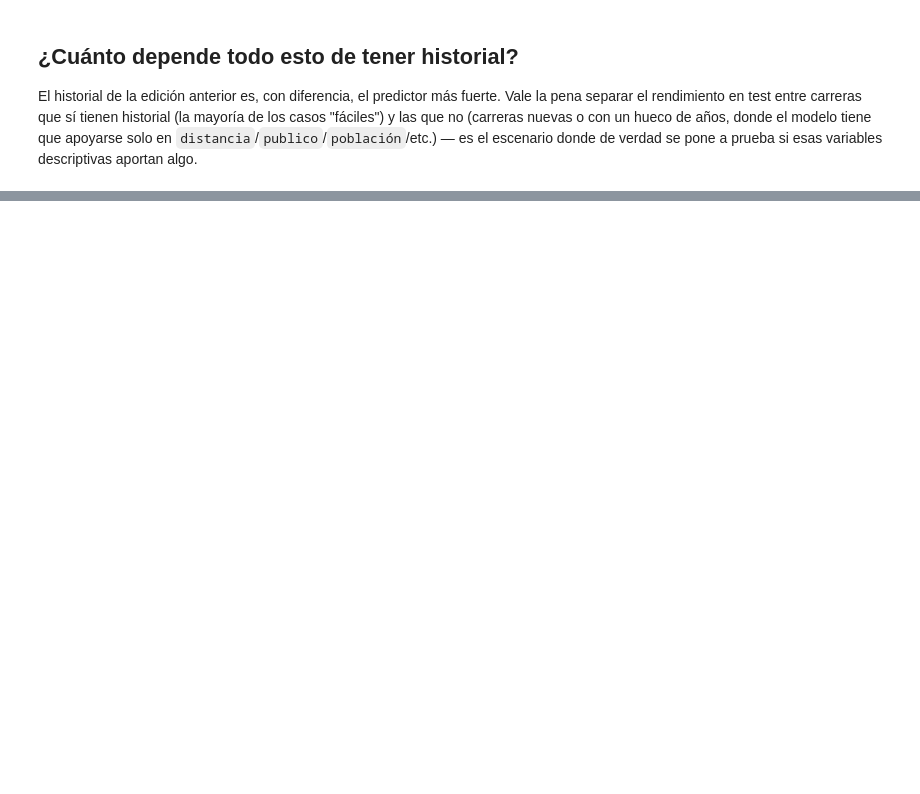
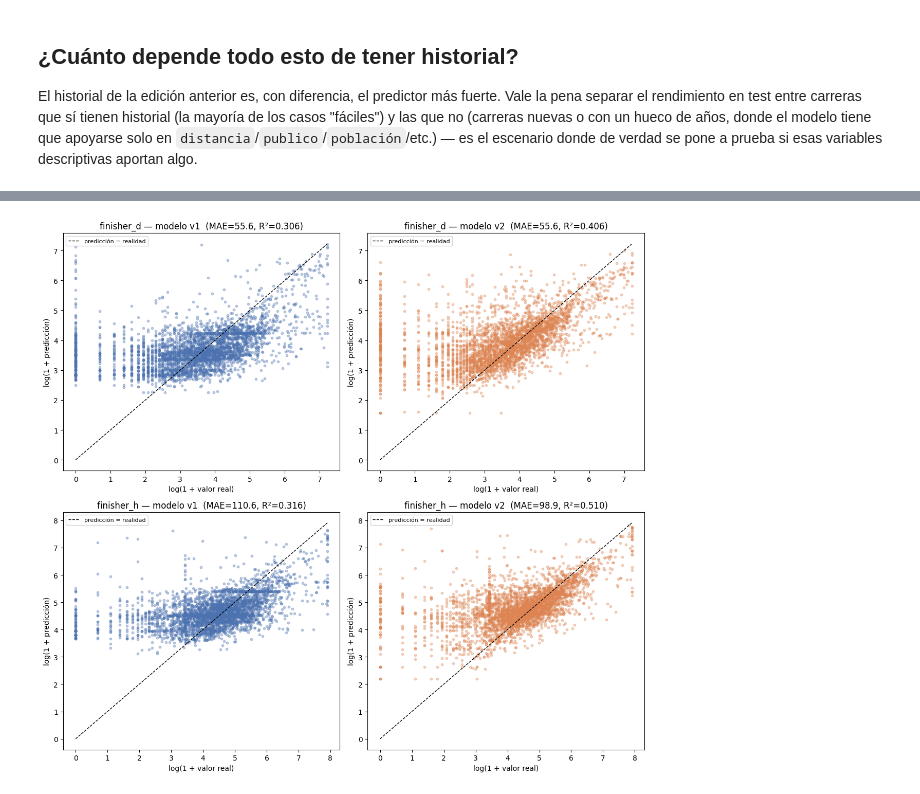
Before and after one commit to claudiarm2002/DataProject_Trabajo_Final_Data_Analytics, a Jupyter notebook: notebooks/analisis/Modelo_finishers.ipynb, the cells around one changed output, grey strips where cells are left out. Saved outputs shown, nothing was run; the diff lists cells and outputs as text; code cells hidden in the pictures; blank space fills up the shorter version.

```diff
--- a/notebooks/analisis/Modelo_finishers.ipynb
+++ b/notebooks/analisis/Modelo_finishers.ipynb
@@ -803,10 +843,16 @@ confundido con el tamaño de la carrera: una maratón de 5.000 finishers pesa mu
 MAE que una carrera de pueblo de 50, aunque el modelo acierte mejor esta última en
 proporción.
 # %%
-# Modelo v2: fix del falso 0/0 + features SIN historial/comparable + señal de
-# municipio (a peticion de Claudia, 24/9 -- ver la celda markdown de arriba).
+# Modelo v2: features SIN historial/comparable + señal de municipio (24/9 -- ver la
+# celda markdown de arriba).
 
 # --- 1. Fix del falso 0/0 ---
+# FIX (27/9): esto ya se aplica en origen, en Limpieza_outliers.ipynb (ver esa
+# celda y la nota de la celda markdown de arriba) -- df ya llega aqui con
+# finisher_d/finisher_h en NaN, no en 0, para estas filas. Se deja esta
+# comprobacion como red de seguridad (por ejemplo si se ejecuta este notebook
+# contra una version antigua de DF_TODAS_SIN_OUTLIERS.csv sin el fix); en
+# condiciones normales ya no deberia encontrar ninguna fila.
 df_v2 = df.copy()
 if "finisher_desconocido" in df_v2.columns:
     falso_cero = (df_v2["finisher_d"] == 0) & (df_v2["finisher_h"] == 0) & (df_v2["finisher_desconocido"] > 0)
@@ -826,8 +872,8 @@ modelo_df_v2 = df_v2.dropna(subset=["finisher_d", "finisher_h"]).copy()
 modelo_df_v2["provincia"] = modelo_df_v2["provincia"].fillna("Desconocida")
 modelo_df_v2["municipio_norm"] = modelo_df_v2["municipio_norm"].fillna("DESCONOCIDO")
 
-train_mask_v2 = (modelo_df_v2["anyo"] <= 2023).to_numpy()
-test_mask_v2 = modelo_df_v2["anyo"].isin([2024, 2025]).to_numpy()
+train_mask_v2 = (modelo_df_v2["anyo"] <= 2024).to_numpy()
+test_mask_v2 = modelo_df_v2["anyo"].isin([2025, 2026]).to_numpy()
 
 # --- 3. Señal de municipio (solo se cuenta con años de train, para no filtrar test) ---
 carreras_por_municipio_train = modelo_df_v2.loc[train_mask_v2, "municipio_norm"].value_counts()
@@ -836,7 +882,7 @@ modelo_df_v2["carreras_historicas_municipio"] = (
 )
 
 # --- 2. Conjunto de features SIN historial/comparable ---
-FEATURES_NUM_V2 = ["distancia", "anyo", "poblacion_total", "carreras_historicas_municipio", "carreras_radio_25km"]  # carreras_radio_25km anadido 26/9, a peticion de Clàudia
+FEATURES_NUM_V2 = ["distancia", "anyo", "poblacion_total", "carreras_historicas_municipio", "carreras_radio_40km"]  # carreras_radio_40km (26/9, radio ampliado a 40km el 29/9)
 FEATURES_BOOL_V2 = ["es_finde", "distancia_conocida", "poblacion_conocida", "ubicacion_precisa"]
 
 X_v2 = pd.get_dummies(modelo_df_v2[FEATURES_NUM_V2 + FEATURES_BOOL_V2 + FEATURES_CAT], columns=FEATURES_CAT)
@@ -966,0 +1055,72 @@ más adelante — pero no se usan en la versión final del modelo, por lo visto
+# %%
+# Predicción vs realidad: dispersión predicho-vs-real para v1/v2, finisher_d/finisher_h,
+# más los casos concretos donde el modelo v2 (el recomendado) más acierta y más falla.
+
+resultados_test = {
+    ("v1", "finisher_d"): (y_d_test.to_numpy(), np.clip(pred_d, 0, None)),
+    ("v1", "finisher_h"): (y_h_test.to_numpy(), np.clip(pred_h, 0, None)),
+    ("v2", "finisher_d"): (y_d_test_v2.to_numpy(), np.clip(pred_d_v2, 0, None)),
+    ("v2", "finisher_h"): (y_h_test_v2.to_numpy(), np.clip(pred_h_v2, 0, None)),
+}
+
+fig, axes = plt.subplots(2, 2, figsize=(12, 11))
+for fila, objetivo in enumerate(["finisher_d", "finisher_h"]):
+    for col, version in enumerate(["v1", "v2"]):
+        y_true, y_pred = resultados_test[(version, objetivo)]
+        x_plot, y_plot = np.log1p(y_true), np.log1p(y_pred)
+        ax = axes[fila, col]
+        color = "#4C72B0" if version == "v1" else "#DD8452"
+        ax.scatter(x_plot, y_plot, s=10, alpha=0.35, color=color)
+        maximo = max(x_plot.max(), y_plot.max())
+        ax.plot([0, maximo], [0, maximo], color="black", linewidth=1, linestyle="--",
+                 label="predicción = realidad")
+        mae_ = mean_absolute_error(y_true, y_pred)
+        r2_ = r2_score(y_true, y_pred)
+        ax.set_title(f"{objetivo} — modelo {version}  (MAE={mae_:.1f}, R²={r2_:.3f})")
+        ax.set_xlabel("log(1 + valor real)")
+        ax.set_ylabel("log(1 + predicción)")
+        ax.legend(loc="upper left", fontsize=8)
+plt.tight_layout()
+plt.show()
+
+# Casos concretos del modelo v2 (el recomendado): las 5 predicciones más certeras y las
+# 5 más alejadas de la realidad, sobre el conjunto de test.
+tabla_v2 = modelo_df_v2.loc[test_mask_v2, ["fuente", "nombre_carrera", "anyo", "tipo_modalidad"]].reset_index(drop=True).copy()
+tabla_v2["finisher_d_real"] = y_d_test_v2.to_numpy()
+tabla_v2["finisher_d_pred"] = np.clip(pred_d_v2, 0, None).round(1)
+tabla_v2["finisher_h_real"] = y_h_test_v2.to_numpy()
+tabla_v2["finisher_h_pred"] = np.clip(pred_h_v2, 0, None).round(1)
+tabla_v2["error_abs_total"] = (
+    (tabla_v2["finisher_d_pred"] - tabla_v2["finisher_d_real"]).abs()
+    + (tabla_v2["finisher_h_pred"] - tabla_v2["finisher_h_real"]).abs()
+)
+
+cols_tabla = ["fuente", "nombre_carrera", "anyo", "finisher_d_real", "finisher_d_pred",
+              "finisher_h_real", "finisher_h_pred"]
+pd.set_option("display.max_colwidth", 45)
+
+print("Modelo v2 — 5 predicciones MÁS CERCANAS a la realidad (menor error absoluto total):")
+print(tabla_v2.nsmallest(5, "error_abs_total")[cols_tabla].to_string(index=False))
+print()
+print("Modelo v2 — 5 predicciones MÁS ALEJADAS de la realidad (mayor error absoluto total):")
+print(tabla_v2.nlargest(5, "error_abs_total")[cols_tabla].to_string(index=False))
+
+# Comprobación del fix de origen (27/9): 'df' en este punto ya está filtrado a
+# running/trail + público general (celda "Alcance del modelo", más arriba), así que
+# esto cuenta cuántas filas de ESE universo llegan con finisher_d/finisher_h en NaN
+# por el fix de Limpieza_outliers.ipynb -- y confirma que v1 y v2 las excluyen por
+# igual (ya no hay contaminación de v1 que comparar, como sí la había antes de mover
+# el fix al origen).
+afectadas_por_fix_origen = (
+    df["finisher_desconocido"].gt(0) & df["finisher_d"].isna() & df["finisher_h"].isna()
+)
+en_v1 = modelo_df.index.isin(df.index[afectadas_por_fix_origen])
+en_v2 = modelo_df_v2.index.isin(df.index[afectadas_por_fix_origen])
+print()
+print(f"Sobre el universo actual (running/trail + público general): "
+      f"{int(afectadas_por_fix_origen.sum())} filas afectadas por el fix de origen "
+      f"(finisher_desconocido>0, finisher_d/finisher_h ahora NaN en vez de 0). "
+      f"Como el fix ya viene aplicado al cargar los datos, ninguna de ellas entra en "
+      f"modelo_df (v1: {int(en_v1.sum())} filas) ni en modelo_df_v2 (v2: {int(en_v2.sum())} filas) "
+      f"-- v1 y v2 parten ahora exactamente del mismo universo limpio en este punto.")
+# %% [output]
@@ -966,0 +1144 @@ más adelante — pero no se usan en la versión final del modelo, por lo visto
+[figure, added]
```
Also changed, not shown: parts of 39 cells of this notebook, 27 other files.
